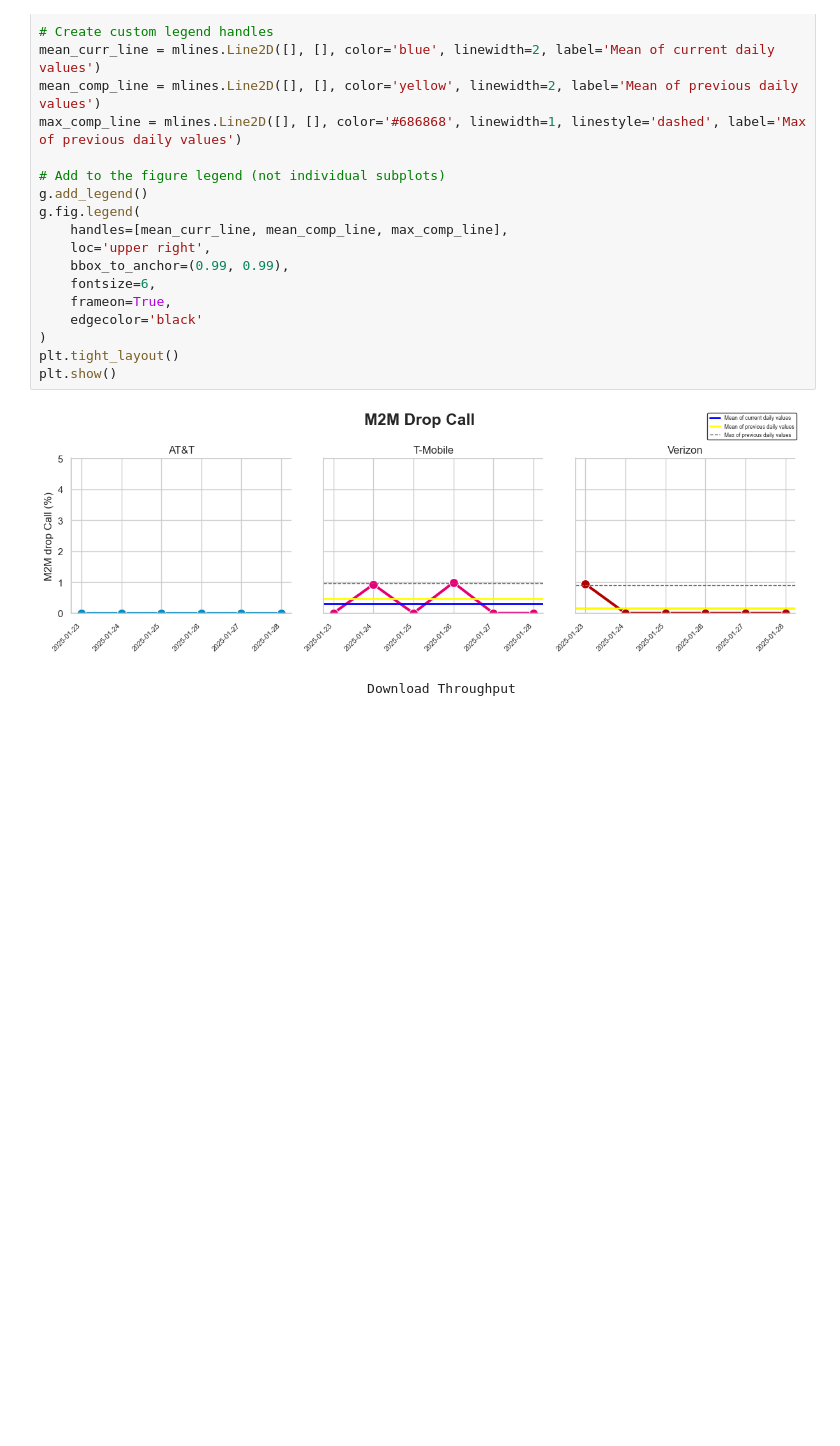
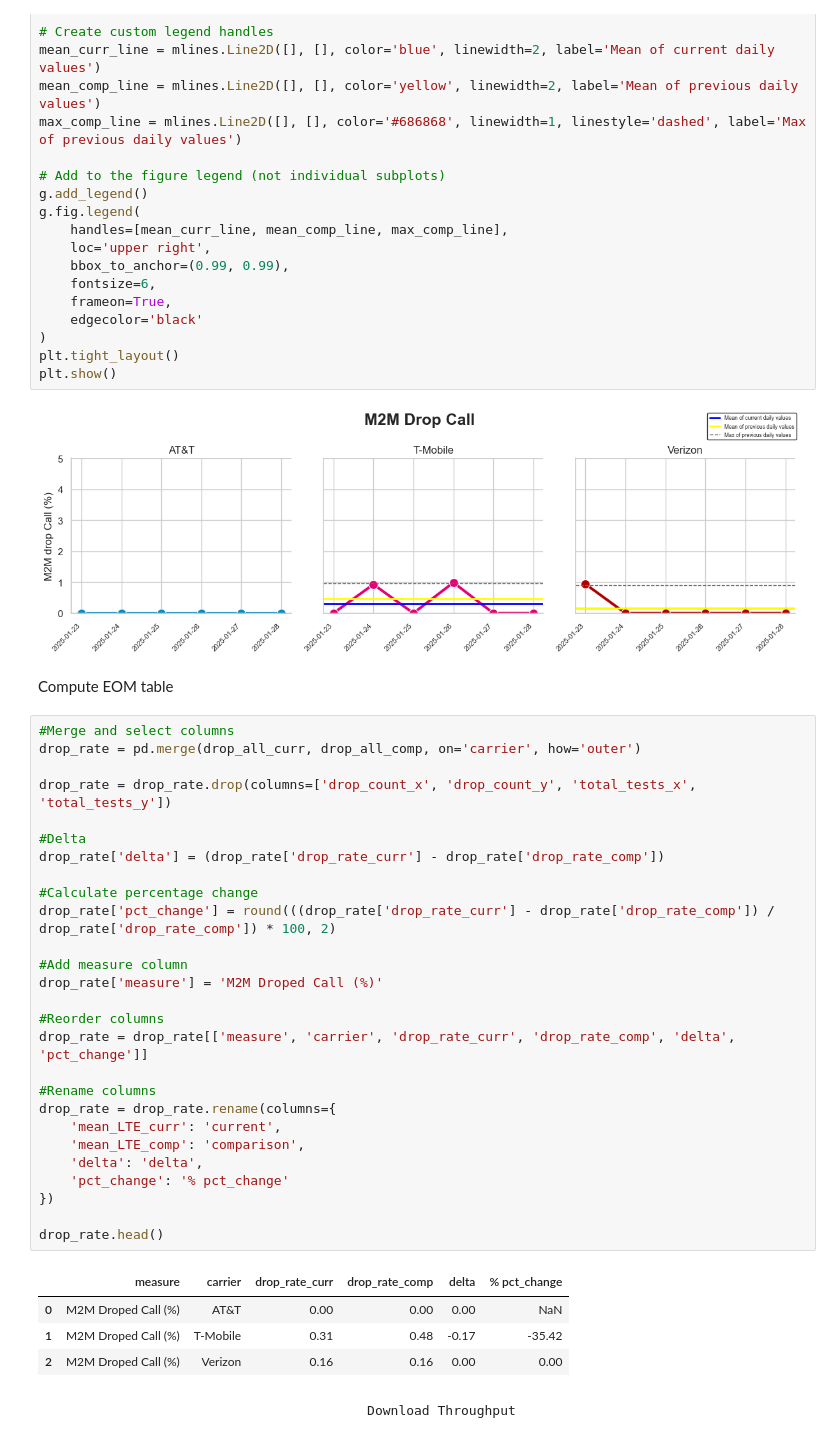
Before and after one commit to ookla-jennymassari/dq_reporting_test.py, a Jupyter notebook: dq_reporting_notebook.ipynb, the cells around one changed output. Cells and saved outputs as stored; diff of their text form; blank space fills up the shorter version.

Commit message:
Added EOM table to M2M Dropped Call.

```diff
--- a/dq_reporting_notebook.ipynb
+++ b/dq_reporting_notebook.ipynb
@@ -1633,6 +1633,40 @@ plt.tight_layout()
 plt.show()
 # %% [output]
 [figure]
+# %% [markdown]
+Compute EOM table
+# %%
+#Merge and select columns
+drop_rate = pd.merge(drop_all_curr, drop_all_comp, on='carrier', how='outer')
+
+drop_rate = drop_rate.drop(columns=['drop_count_x', 'drop_count_y', 'total_tests_x', 'total_tests_y'])
+
+#Delta
+drop_rate['delta'] = (drop_rate['drop_rate_curr'] - drop_rate['drop_rate_comp'])
+
+#Calculate percentage change
+drop_rate['pct_change'] = round(((drop_rate['drop_rate_curr'] - drop_rate['drop_rate_comp']) / drop_rate['drop_rate_comp']) * 100, 2)
+
+#Add measure column
+drop_rate['measure'] = 'M2M Droped Call (%)'
+
+#Reorder columns
+drop_rate = drop_rate[['measure', 'carrier', 'drop_rate_curr', 'drop_rate_comp', 'delta', 'pct_change']]
+
+#Rename columns
+drop_rate = drop_rate.rename(columns={
+    'mean_LTE_curr': 'current',
+    'mean_LTE_comp': 'comparison',
+    'delta': 'delta',
+    'pct_change': '% pct_change'
+})
+
+drop_rate.head()
+# %% [output]
+|  | measure | carrier | drop_rate_curr | drop_rate_comp | delta | % pct_change |
+| 0 | M2M Droped Call (%) | AT&T | 0.00 | 0.00 | 0.00 | NaN |
+| 1 | M2M Droped Call (%) | T-Mobile | 0.31 | 0.48 | -0.17 | -35.42 |
+| 2 | M2M Droped Call (%) | Verizon | 0.16 | 0.16 | 0.00 | 0.00 |
 # %% [markdown]
                                             Download Throughput
 # %%
```
